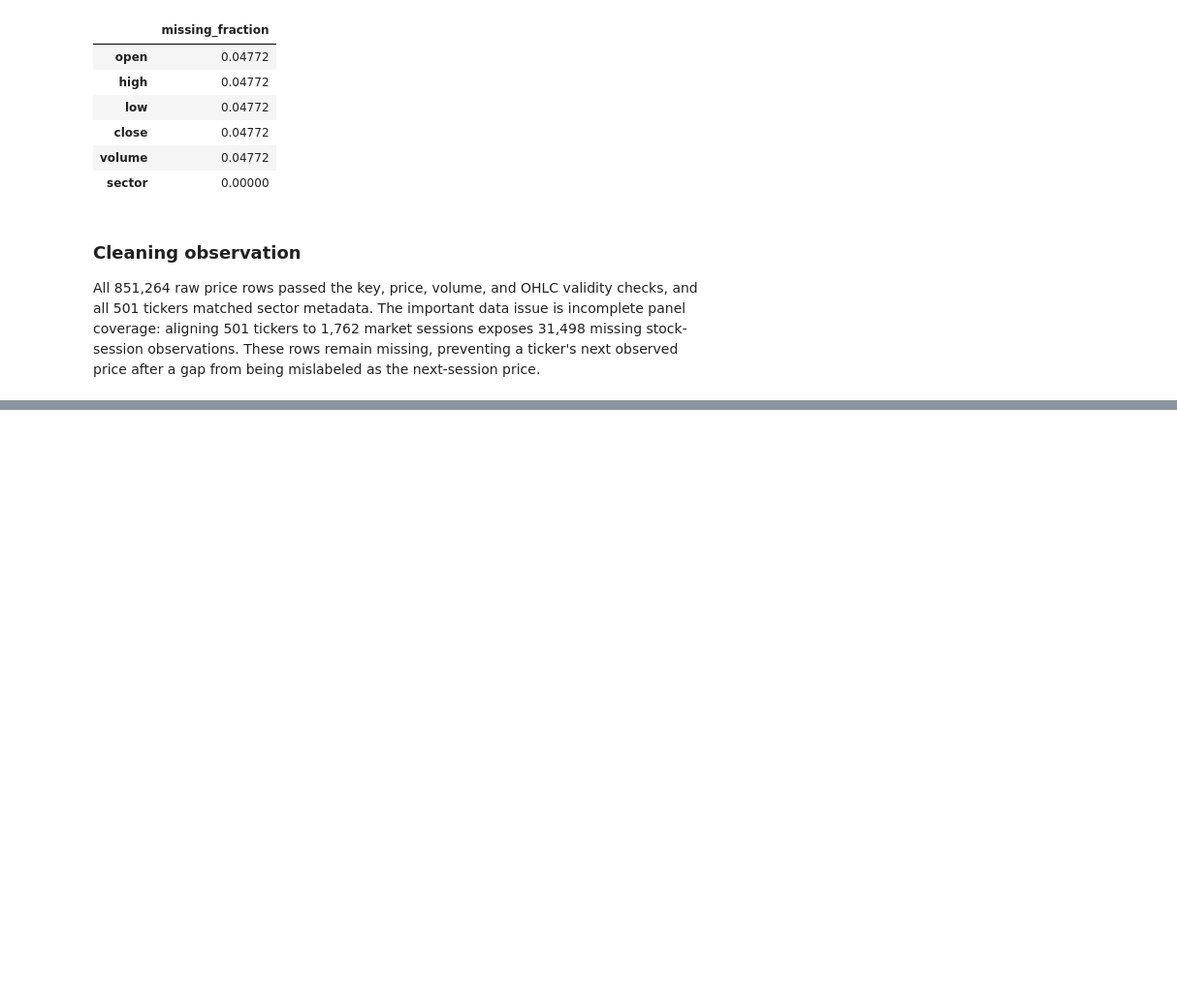
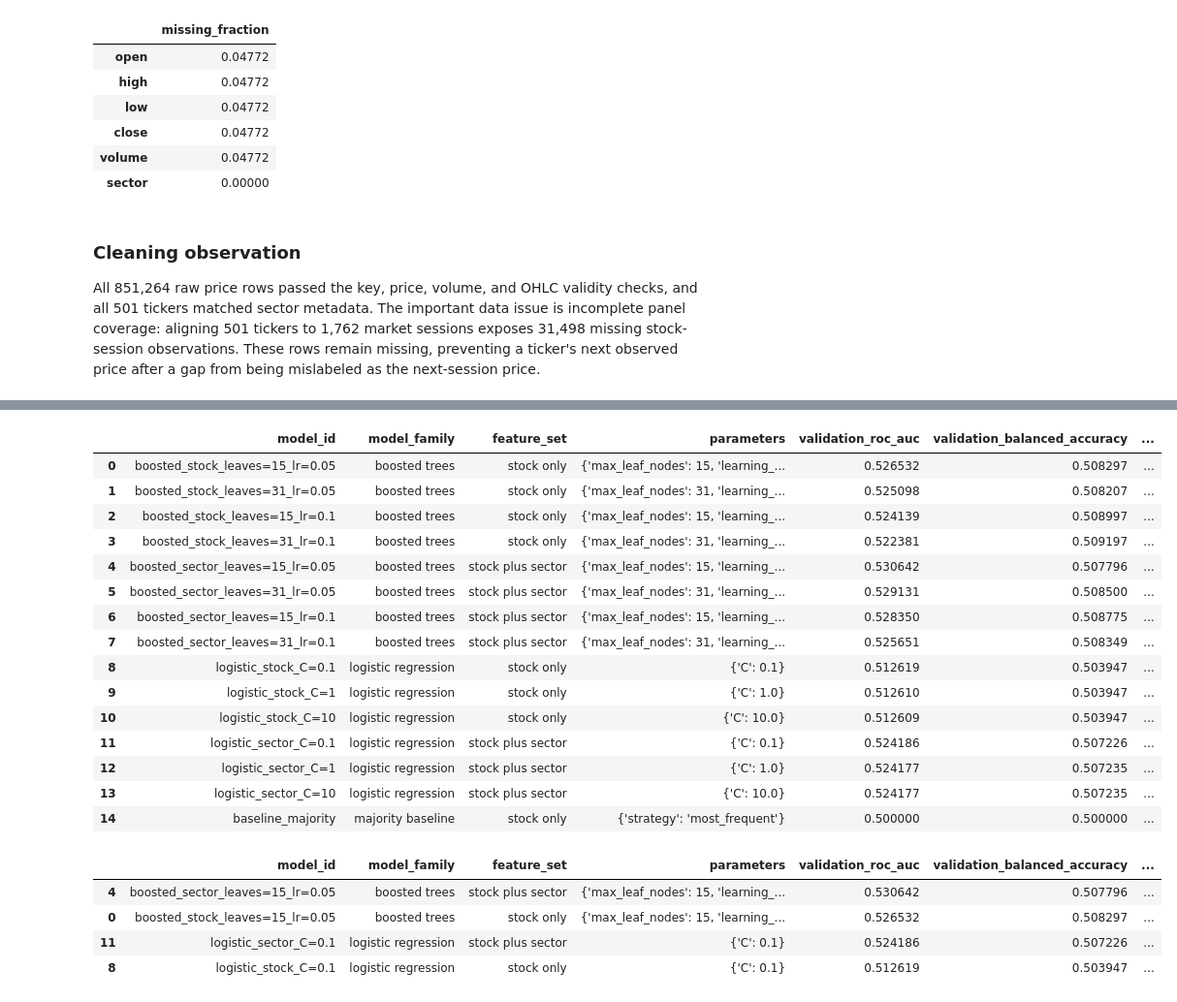
Before and after one commit to ParthM02/ml-stock-project, a Jupyter notebook: sp500_stock_direction.ipynb, the cells around one changed output, grey strips where cells are left out. Shown at 97% size. Cells and saved outputs as stored; diff of their text form; code cells hidden in the pictures; blank space fills up the shorter version.

```diff
--- a/sp500_stock_direction.ipynb
+++ b/sp500_stock_direction.ipynb
@@ -242,0 +634,41 @@ Next implementation milestone: construct consecutive-session labels and trailing
+# %%
+validation_results = (
+    pd.DataFrame(validation_records)
+    .sort_values(["model_family", "feature_set", "validation_roc_auc"], ascending=[True, True, False])
+    .reset_index(drop=True)
+)
+display(validation_results)
+
+candidate_results = validation_results.loc[
+    validation_results["model_family"].ne("majority baseline")
+].copy()
+selected_indices = candidate_results.groupby(
+    ["model_family", "feature_set"], sort=False
+)["validation_roc_auc"].idxmax()
+selected_validation_results = candidate_results.loc[selected_indices].copy()
+primary_index = selected_validation_results["validation_roc_auc"].idxmax()
+selected_validation_results["primary_model"] = selected_validation_results.index == primary_index
+selected_validation_results = selected_validation_results.sort_values("validation_roc_auc", ascending=False)
+display(selected_validation_results)
+# %% [output]
+|  | model_id | model_family | feature_set | parameters | validation_roc_auc | validation_balanced_accuracy | ... |
+| 0 | boosted_stock_leaves=15_lr=0.05 | boosted trees | stock only | {'max_leaf_nodes': 15, 'learning_... | 0.526532 | 0.508297 | ... |
+| 1 | boosted_stock_leaves=31_lr=0.05 | boosted trees | stock only | {'max_leaf_nodes': 31, 'learning_... | 0.525098 | 0.508207 | ... |
+| 2 | boosted_stock_leaves=15_lr=0.1 | boosted trees | stock only | {'max_leaf_nodes': 15, 'learning_... | 0.524139 | 0.508997 | ... |
+| 3 | boosted_stock_leaves=31_lr=0.1 | boosted trees | stock only | {'max_leaf_nodes': 31, 'learning_... | 0.522381 | 0.509197 | ... |
+| 4 | boosted_sector_leaves=15_lr=0.05 | boosted trees | stock plus sector | {'max_leaf_nodes': 15, 'learning_... | 0.530642 | 0.507796 | ... |
+| 5 | boosted_sector_leaves=31_lr=0.05 | boosted trees | stock plus sector | {'max_leaf_nodes': 31, 'learning_... | 0.529131 | 0.508500 | ... |
+| 6 | boosted_sector_leaves=15_lr=0.1 | boosted trees | stock plus sector | {'max_leaf_nodes': 15, 'learning_... | 0.528350 | 0.508775 | ... |
+| 7 | boosted_sector_leaves=31_lr=0.1 | boosted trees | stock plus sector | {'max_leaf_nodes': 31, 'learning_... | 0.525651 | 0.508349 | ... |
+| 8 | logistic_stock_C=0.1 | logistic regression | stock only | {'C': 0.1} | 0.512619 | 0.503947 | ... |
+| 9 | logistic_stock_C=1 | logistic regression | stock only | {'C': 1.0} | 0.512610 | 0.503947 | ... |
+| 10 | logistic_stock_C=10 | logistic regression | stock only | {'C': 10.0} | 0.512609 | 0.503947 | ... |
+| 11 | logistic_sector_C=0.1 | logistic regression | stock plus sector | {'C': 0.1} | 0.524186 | 0.507226 | ... |
+| 12 | logistic_sector_C=1 | logistic regression | stock plus sector | {'C': 1.0} | 0.524177 | 0.507235 | ... |
+| 13 | logistic_sector_C=10 | logistic regression | stock plus sector | {'C': 10.0} | 0.524177 | 0.507235 | ... |
+| 14 | baseline_majority | majority baseline | stock only | {'strategy': 'most_frequent'} | 0.500000 | 0.500000 | ... |
+|  | model_id | model_family | feature_set | parameters | validation_roc_auc | validation_balanced_accuracy | ... |
+| 4 | boosted_sector_leaves=15_lr=0.05 | boosted trees | stock plus sector | {'max_leaf_nodes': 15, 'learning_... | 0.530642 | 0.507796 | ... |
+| 0 | boosted_stock_leaves=15_lr=0.05 | boosted trees | stock only | {'max_leaf_nodes': 15, 'learning_... | 0.526532 | 0.508297 | ... |
+| 11 | logistic_sector_C=0.1 | logistic regression | stock plus sector | {'C': 0.1} | 0.524186 | 0.507226 | ... |
+| 8 | logistic_stock_C=0.1 | logistic regression | stock only | {'C': 0.1} | 0.512619 | 0.503947 | ... |
```
Also changed, not shown: parts of 32 cells of this notebook.
